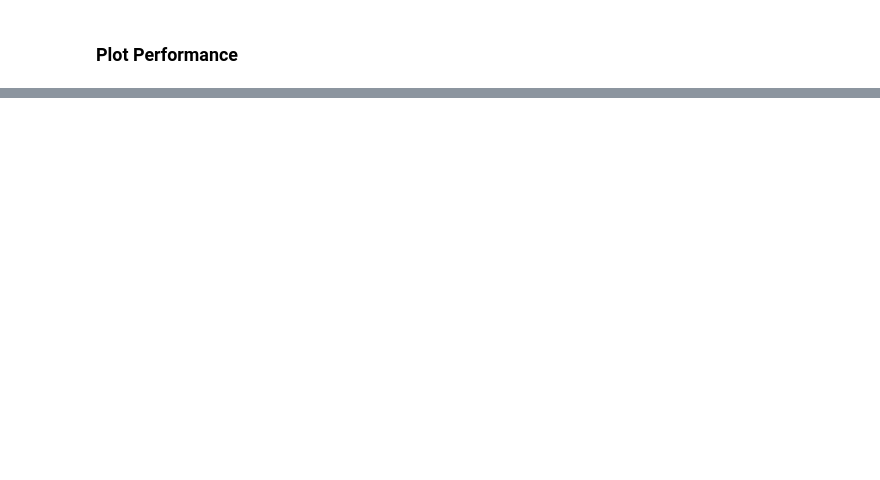
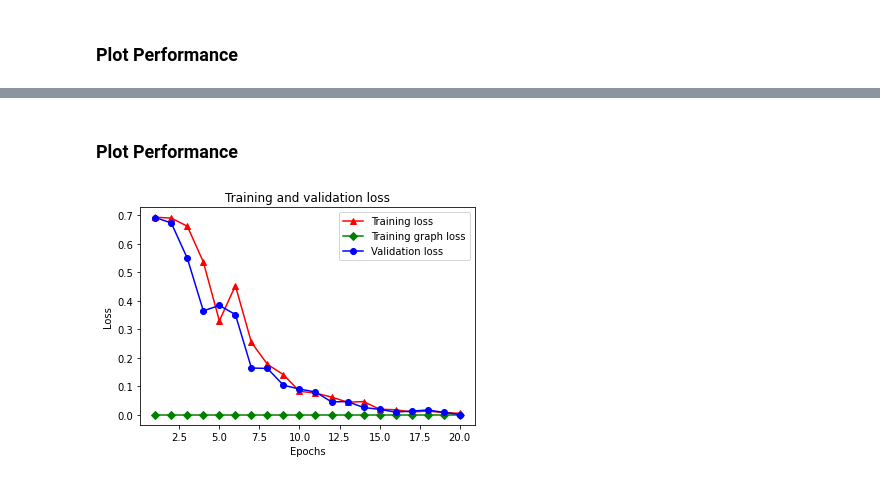
Before and after one commit to hang-yin/GCN-for-Sentiment-Analysis-, a Jupyter notebook: MainNotebook.ipynb, the cells around one changed output, grey strips where cells are left out. Cells and saved outputs as stored; diff of their text form; code cells hidden in the pictures; blank space fills up the shorter version.

```diff
--- a/MainNotebook.ipynb
+++ b/MainNotebook.ipynb
@@ -372,0 +363,5 @@ plt.show()
+# %%
+# create a new LSTM model for graph regularization
+tf.keras.backend.clear_session()
+modelBase = models.makeBilstmModel(HPARAMS)
+modelBase.summary()
@@ -372,0 +405,6 @@ plt.show()
+# %%
+graph_reg_history = graphRegModel.fit(
+    train_dataset,
+    validation_data=validation_dataset,
+    epochs=HPARAMS.train_epochs,
+    verbose=1)
@@ -372,0 +440,34 @@ plt.show()
+# %% [markdown]
+### Plot Performance
+# %%
+# five entries in total in the dictionary:
+# training loss, training accuracy, training graph loss,
+# validation loss, and validation accuracy
+graph_reg_history_dict = graph_reg_history.history
+# graph_reg_history_dict.keys()
+# %%
+# Plot loss
+acc = graph_reg_history_dict['accuracy']
+val_acc = graph_reg_history_dict['val_accuracy']
+loss = graph_reg_history_dict['loss']
+graph_loss = graph_reg_history_dict['scaled_graph_loss']
+val_loss = graph_reg_history_dict['val_loss']
+
+epochs = range(1, len(acc) + 1)
+
+plt.clf()   # clear figure
+
+# "-r^" is for solid red line with triangle markers.
+plt.plot(epochs, loss, '-r^', label='Training loss')
+# "-gD" is for solid green line with diamond markers.
+plt.plot(epochs, graph_loss, '-gD', label='Training graph loss')
+# "-b0" is for solid blue line with circle markers.
+plt.plot(epochs, val_loss, '-bo', label='Validation loss')
+plt.title('Training and validation loss')
+plt.xlabel('Epochs')
+plt.ylabel('Loss')
+plt.legend(loc='best')
+
+plt.show()
+# %% [output]
+[figure, added]
```
Also changed, not shown: parts of 35 cells of this notebook.
